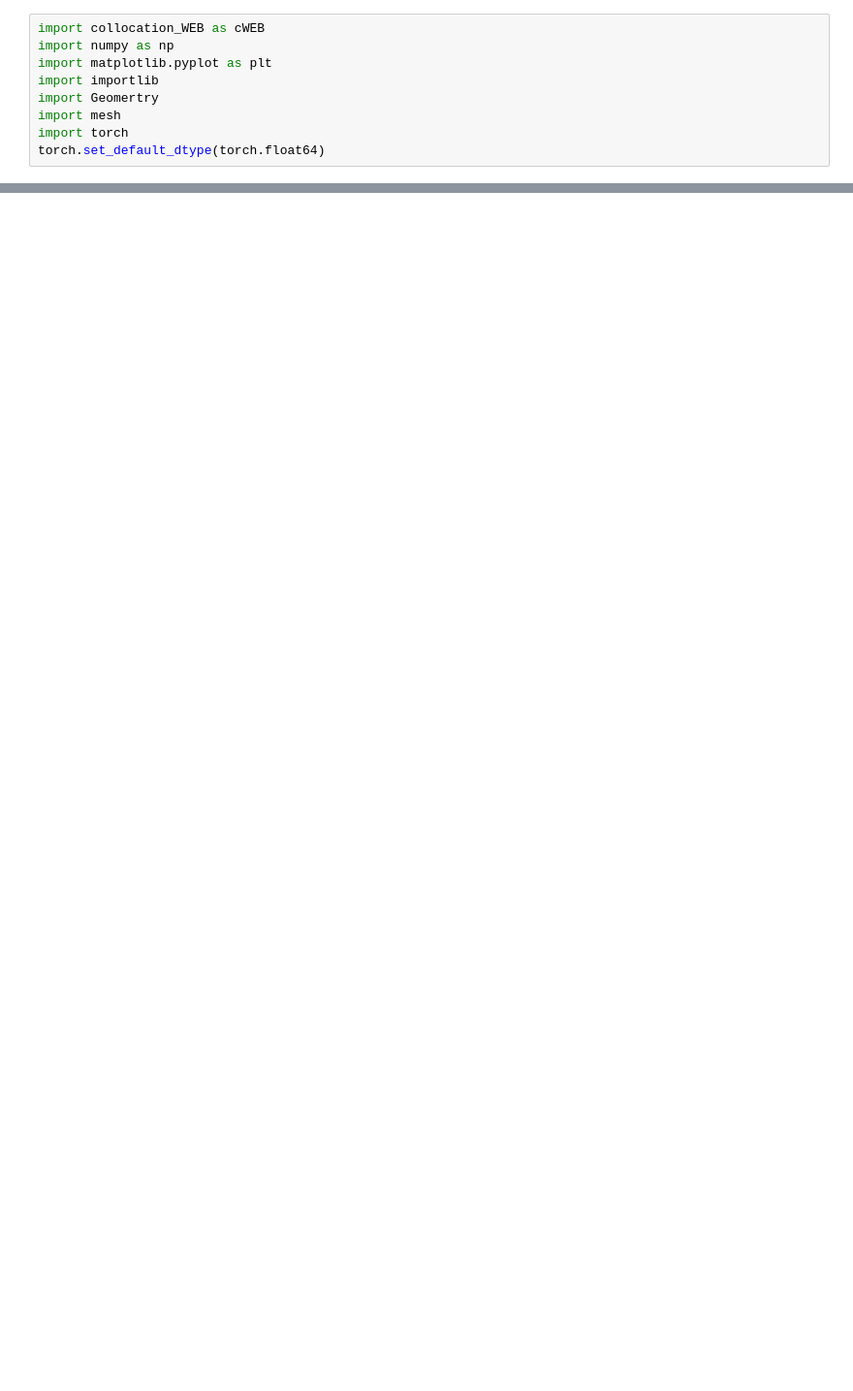
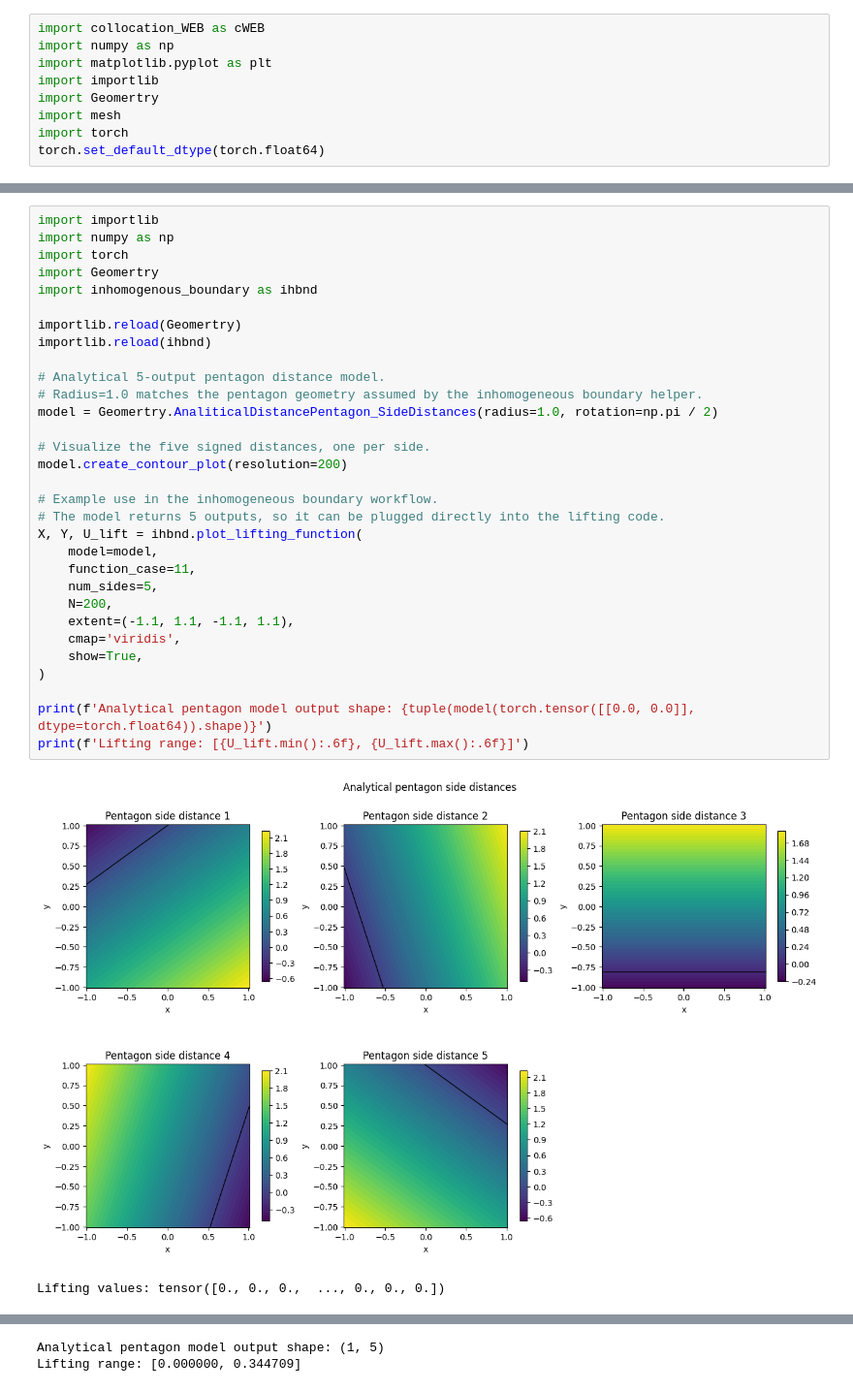
Before and after one commit to csgellert/NeuralIGA, a Jupyter notebook: advanced_neural_iga/advanced_colloc/colloc_results.ipynb, the cells around one changed output, grey strips where cells are left out. Shown at 97% size. Cells and saved outputs as stored; diff of their text form; blank space fills up the shorter version.

```diff
--- a/advanced_neural_iga/advanced_colloc/colloc_results.ipynb
+++ b/advanced_neural_iga/advanced_colloc/colloc_results.ipynb
@@ -160,0 +172,34 @@ Evaluation at 10000 sample points from poisson_samples.csv
+# %%
+import importlib
+import numpy as np
+import torch
+import Geomertry
+import inhomogenous_boundary as ihbnd
+
+importlib.reload(Geomertry)
+importlib.reload(ihbnd)
+
+# Analytical 5-output pentagon distance model.
+# Radius=1.0 matches the pentagon geometry assumed by the inhomogeneous boundary helper.
+model = Geomertry.AnaliticalDistancePentagon_SideDistances(radius=1.0, rotation=np.pi / 2)
+
+# Visualize the five signed distances, one per side.
+model.create_contour_plot(resolution=200)
+
+# Example use in the inhomogeneous boundary workflow.
+# The model returns 5 outputs, so it can be plugged directly into the lifting code.
+X, Y, U_lift = ihbnd.plot_lifting_function(
+    model=model,
+    function_case=11,
+    num_sides=5,
+    N=200,
+    extent=(-1.1, 1.1, -1.1, 1.1),
+    cmap='viridis',
+    show=True,
+)
+
+print(f'Analytical pentagon model output shape: {tuple(model(torch.tensor([[0.0, 0.0]], dtype=torch.float64)).shape)}')
+print(f'Lifting range: [{U_lift.min():.6f}, {U_lift.max():.6f}]')
+# %% [output]
+[figure, added]
+Lifting values: tensor([0., 0., 0.,  ..., 0., 0., 0.])
@@ -160,0 +207,2 @@ Evaluation at 10000 sample points from poisson_samples.csv
+Analytical pentagon model output shape: (1, 5)
+Lifting range: [0.000000, 0.344709]
```
Also changed, not shown: parts of 6 cells of this notebook, 3 other files.
